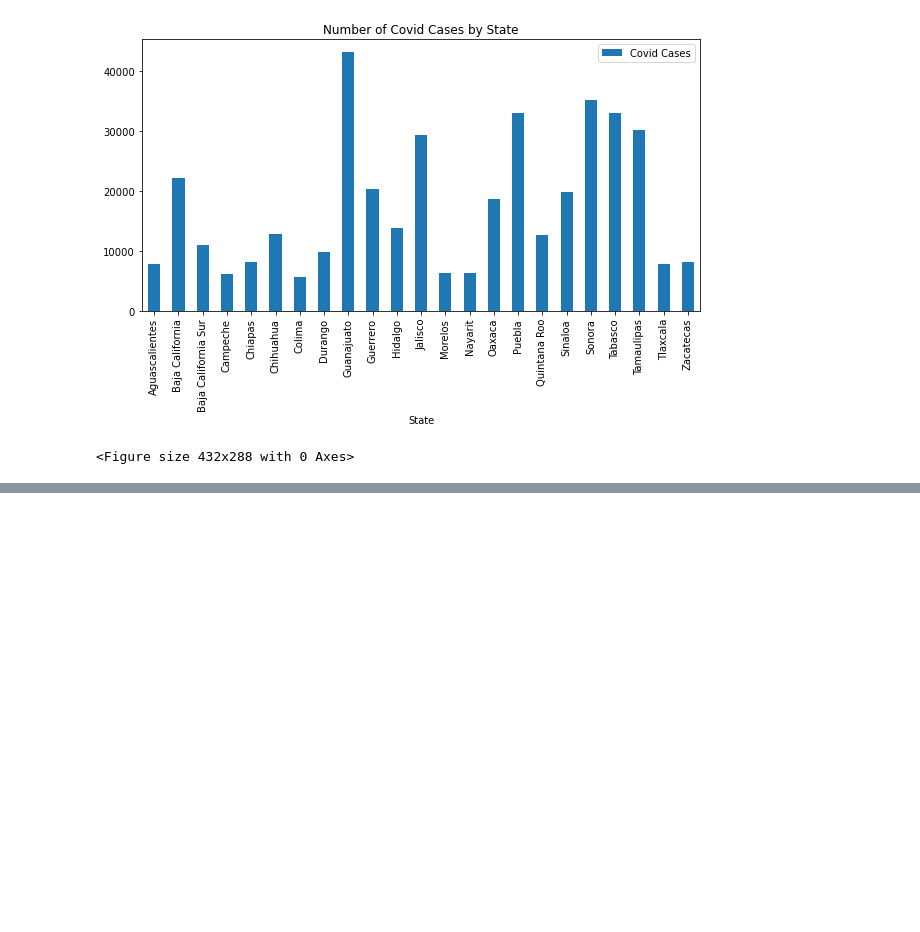
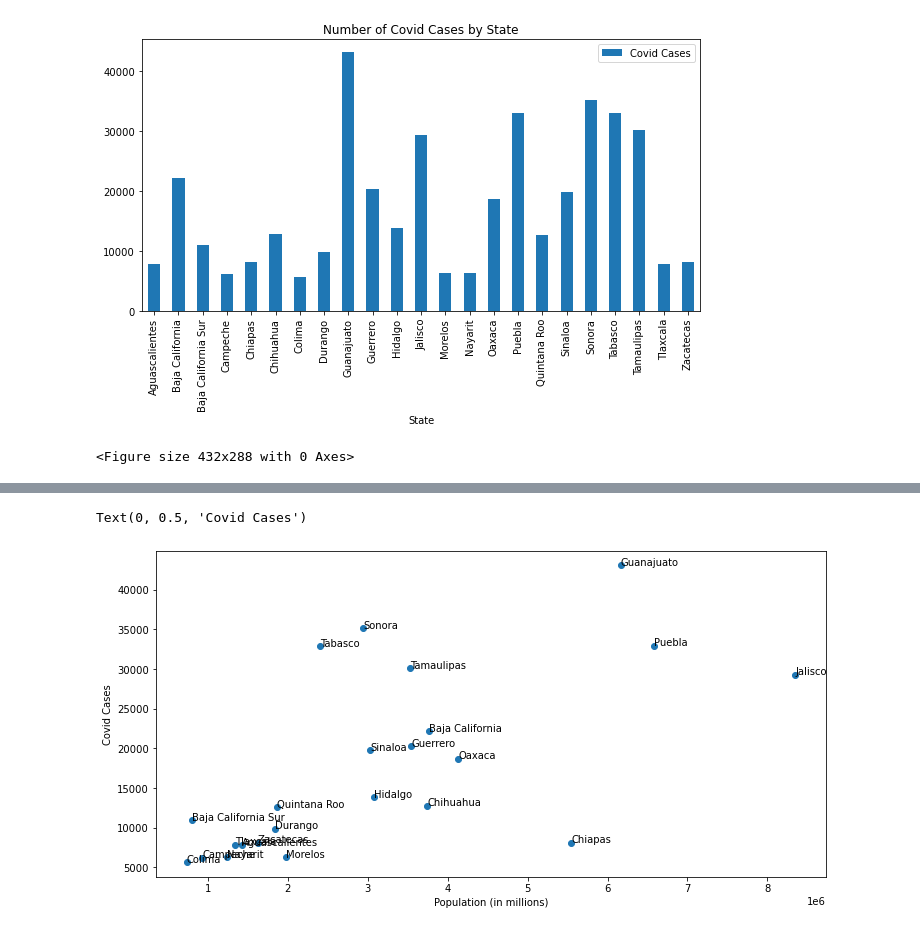
Before and after one commit to robmir22/Project1_Pygmalion, a Jupyter notebook: Project_Pygmalion.ipynb, the cells around one changed output, grey strips where cells are left out. Cells and saved outputs as stored; diff of their text form; code cells hidden in the pictures; blank space fills up the shorter version.

```diff
--- a/Project_Pygmalion.ipynb
+++ b/Project_Pygmalion.ipynb
@@ -391,0 +403,17 @@ Text(0, 0.5, '')
+# %%
+# Generate a scatter plot of average tumor volume vs. mouse weight for the Capomulin regimen
+# Pull values for x and y values
+fig, ax = plt.subplots(figsize=(12,6))
+covid_cases = renamed_df["Covid Cases"]
+population = renamed_df["Population"]
+n = renamed_df["State"]
+# Create Scatter Plot with values calculated above
+ax.scatter(population,covid_cases)
+for i,txt in enumerate(n):
+    ax.annotate(txt,(population[i],covid_cases[i]))
+ax.set_xticks(range(len(population)))
+ax.set_xlabel("Population (in millions)")
+ax.set_ylabel("Covid Cases")
+# %% [output]
+Text(0, 0.5, 'Covid Cases')
+[figure, added]
```
Also changed, not shown: parts of 14 cells of this notebook.
